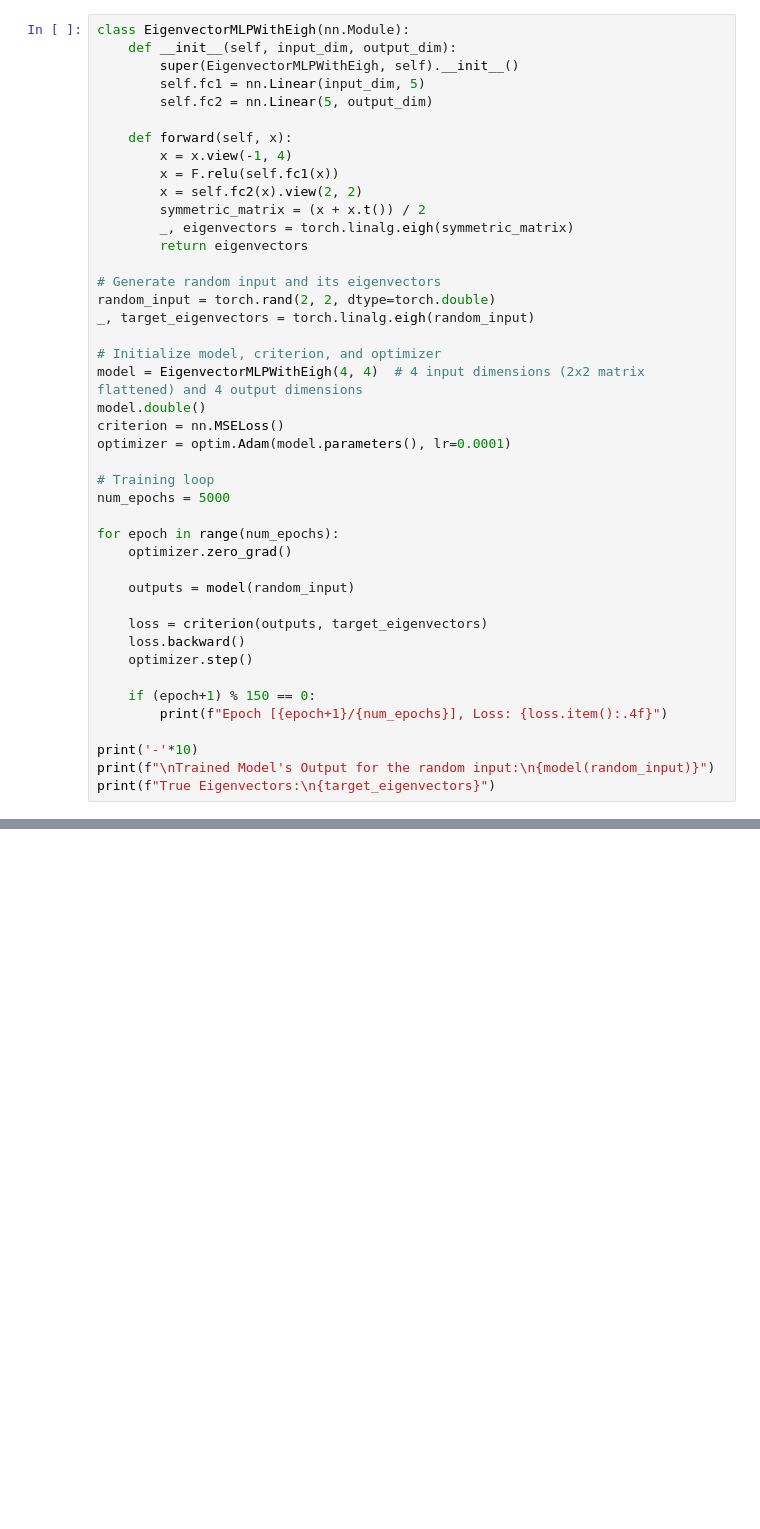
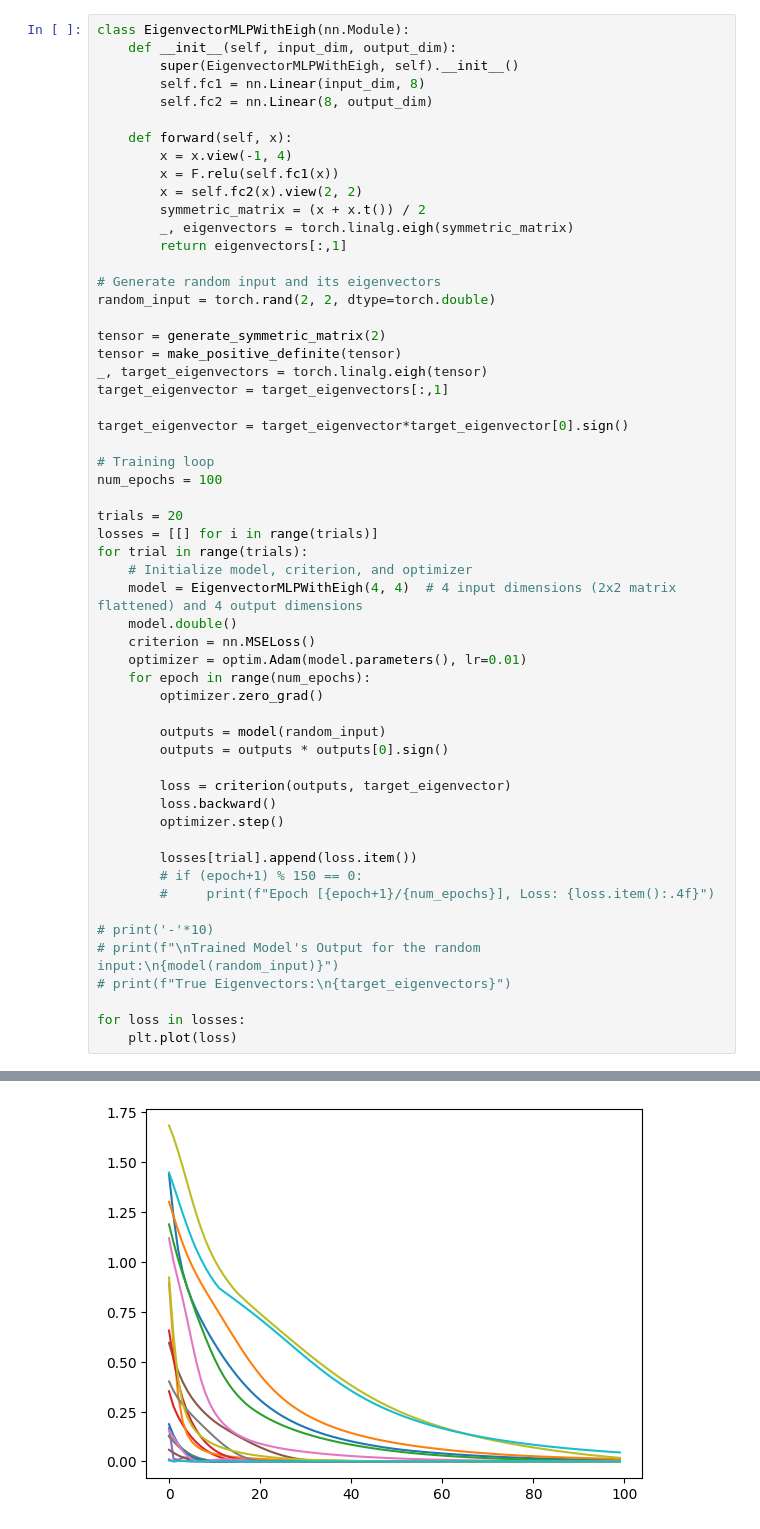
Before and after one commit to garthwales/DDN-NC, a Jupyter notebook: dev/notebooks/simple.ipynb, the cells around one changed output, grey strips where cells are left out. Saved outputs shown, nothing was run; the diff lists cells and outputs as text; blank space fills up the shorter version.

```diff
--- a/dev/notebooks/simple.ipynb
+++ b/dev/notebooks/simple.ipynb
@@ -151,8 +154,8 @@ tensor([[ 0.4974, -0.8675],
 class EigenvectorMLPWithEigh(nn.Module):
     def __init__(self, input_dim, output_dim):
         super(EigenvectorMLPWithEigh, self).__init__()
-        self.fc1 = nn.Linear(input_dim, 5)
-        self.fc2 = nn.Linear(5, output_dim)
+        self.fc1 = nn.Linear(input_dim, 8)
+        self.fc2 = nn.Linear(8, output_dim)
 
     def forward(self, x):
         x = x.view(-1, 4)
@@ -160,34 +163,47 @@ class EigenvectorMLPWithEigh(nn.Module):
         x = self.fc2(x).view(2, 2)
         symmetric_matrix = (x + x.t()) / 2
         _, eigenvectors = torch.linalg.eigh(symmetric_matrix)
-        return eigenvectors
+        return eigenvectors[:,1]
 
 # Generate random input and its eigenvectors
 random_input = torch.rand(2, 2, dtype=torch.double)
-_, target_eigenvectors = torch.linalg.eigh(random_input)
 
-# Initialize model, criterion, and optimizer
-model = EigenvectorMLPWithEigh(4, 4)  # 4 input dimensions (2x2 matrix flattened) and 4 output dimensions
-model.double()
-criterion = nn.MSELoss()
-optimizer = optim.Adam(model.parameters(), lr=0.0001)
+tensor = generate_symmetric_matrix(2)
+tensor = make_positive_definite(tensor)
+_, target_eigenvectors = torch.linalg.eigh(tensor)
+target_eigenvector = target_eigenvectors[:,1]
+
+target_eigenvector = target_eigenvector*target_eigenvector[0].sign()
 
 # Training loop
-num_epochs = 5000
+num_epochs = 100
 
-for epoch in range(num_epochs):
-    optimizer.zero_grad()
+trials = 20
+losses = [[] for i in range(trials)]
+for trial in range(trials):
+    # Initialize model, criterion, and optimizer
+    model = EigenvectorMLPWithEigh(4, 4)  # 4 input dimensions (2x2 matrix flattened) and 4 output dimensions
+    model.double()
+    criterion = nn.MSELoss()
+    optimizer = optim.Adam(model.parameters(), lr=0.01)
+    for epoch in range(num_epochs):
+        optimizer.zero_grad()
 
-    outputs = model(random_input)
+        outputs = model(random_input)
+        outputs = outputs * outputs[0].sign()
 
-    loss = criterion(outputs, target_eigenvectors)
-    loss.backward()
-    optimizer.step()
+        loss = criterion(outputs, target_eigenvector)
+        loss.backward()
+        optimizer.step()
 
-    if (epoch+1) % 150 == 0:
-        print(f"Epoch [{epoch+1}/{num_epochs}], Loss: {loss.item():.4f}")
+        losses[trial].append(loss.item())
+        # if (epoch+1) % 150 == 0:
+        #     print(f"Epoch [{epoch+1}/{num_epochs}], Loss: {loss.item():.4f}")
 
-print('-'*10)
-print(f"\nTrained Model's Output for the random input:\n{model(random_input)}")
-print(f"True Eigenvectors:\n{target_eigenvectors}")
+# print('-'*10)
+# print(f"\nTrained Model's Output for the random input:\n{model(random_input)}")
+# print(f"True Eigenvectors:\n{target_eigenvectors}")
+
+for loss in losses:
+    plt.plot(loss)
 # %% [output]
@@ -210,0 +210 @@ tensor([[-0.7646,  0.6445],
+[figure, added]
```
Also changed, not shown: parts of 4 cells of this notebook, 1 other file.
